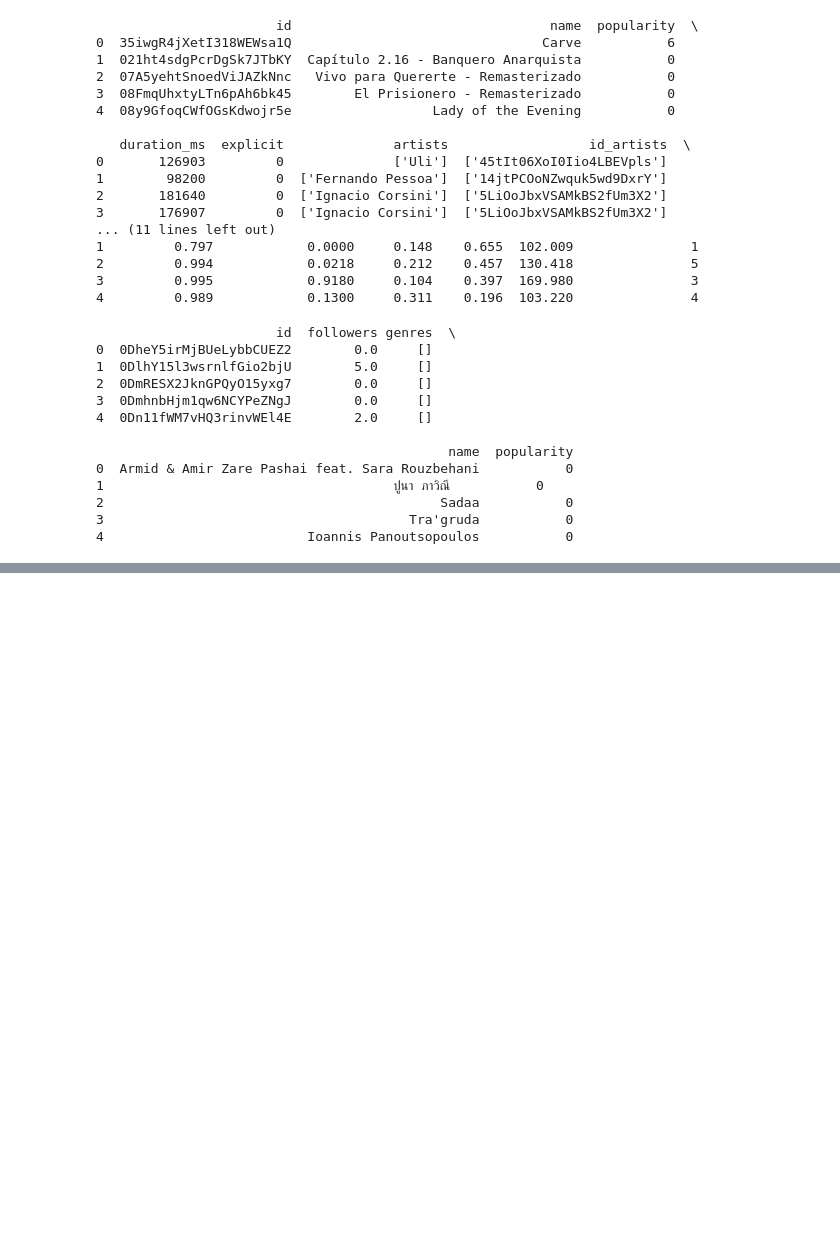
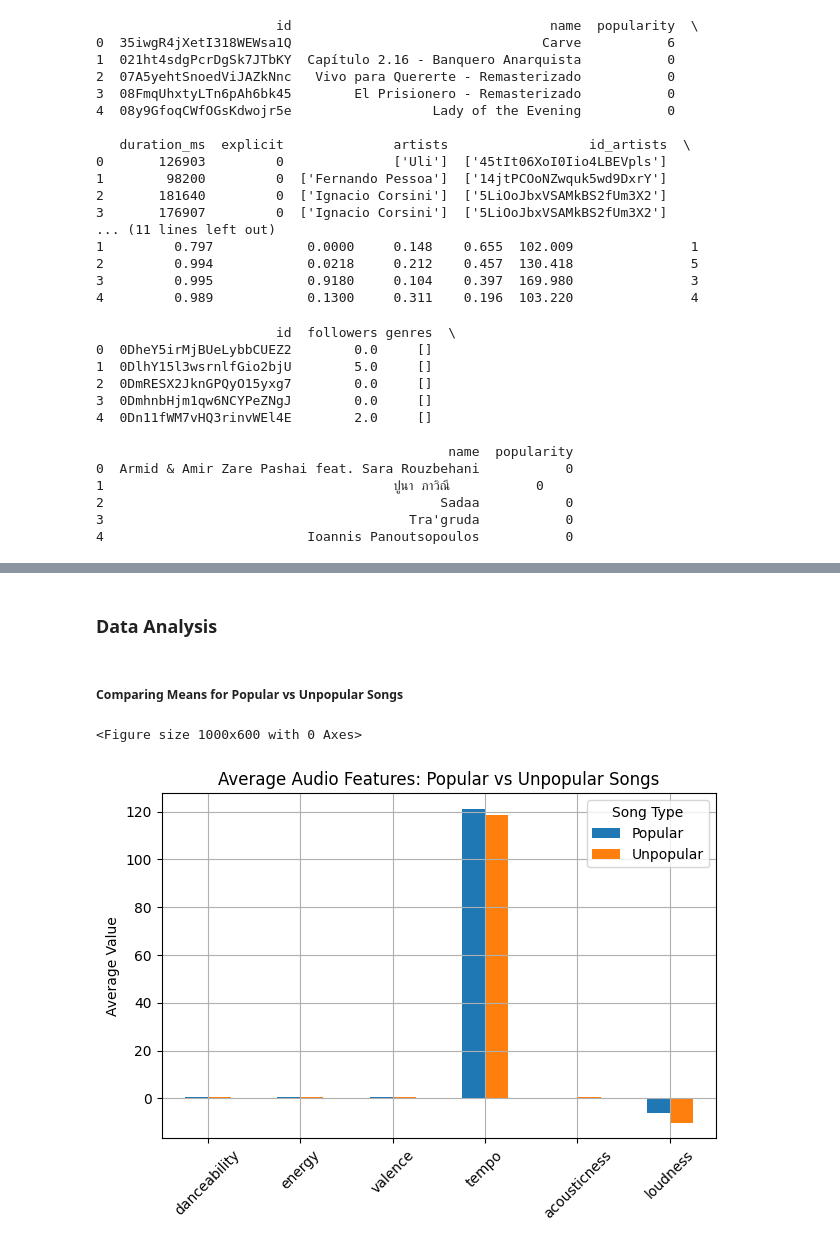
Before and after one commit to satyajitlion/spotify-data-analysis, a Jupyter notebook: spotify_eda.ipynb, the cells around one changed output, grey strips where cells are left out. Drawn from its saved outputs; the diff is of its cells as text; code cells hidden in the pictures; blank space fills up the shorter version.

Commit message:
I added analysis and plots for the Spotify dataset, along with more details with how I defined a song to be popular in terms of the dataset.

```diff
--- a/spotify_eda.ipynb
+++ b/spotify_eda.ipynb
@@ -50,0 +107,41 @@ print(artists_df.head())  # Displays first 5 rows with all columns
+# %%
+# Initial cleanup
+
+# Converts the values in the popularity column to numeric values
+# if it's any value that can't be converted to a number, it is treated as NaN.
+tracks_df['popularity'] = pd.to_numeric(tracks_df['popularity'], errors='coerce')
+
+# Removes rows where the popularity value is NaN (from above)
+tracks_df = tracks_df.dropna(subset=['popularity'])
+# %%
+# Data Cleaning
+tracks_df['release_date'] = pd.to_datetime(tracks_df['release_date'], errors='coerce')
+tracks_df['year'] = tracks_df['release_date'].dt.year
+# %% [markdown]
+### Data Analysis
+# %%
+# Define songs that are really popular to have pop > 80
+# Split into popular and unpopular songs
+popular = tracks_df[tracks_df['popularity'] > 80]
+unpopular = tracks_df[tracks_df['popularity'] <= 80]
+# Song features
+features = ['danceability', 'energy', 'valence', 'tempo', 'acousticness', 'loudness']
+# %% [markdown]
+##### Comparing Means for Popular vs Unpopular Songs
+# %%
+pop_means = popular[features].mean()
+unpop_means = unpopular[features].mean()
+compare_df = pd.DataFrame({'Popular': pop_means, 'Unpopular': unpop_means})
+
+plt.figure(figsize=(10, 6))
+compare_df.plot(kind='bar')
+plt.title('Average Audio Features: Popular vs Unpopular Songs')
+plt.ylabel('Average Value')
+plt.xticks(rotation=45)
+plt.tight_layout()
+plt.grid(True)
+plt.legend(title='Song Type')
+plt.show()
+# %% [output]
+<Figure size 1000x600 with 0 Axes>
+[figure, added]
```
Also changed, not shown: parts of 30 cells of this notebook.
